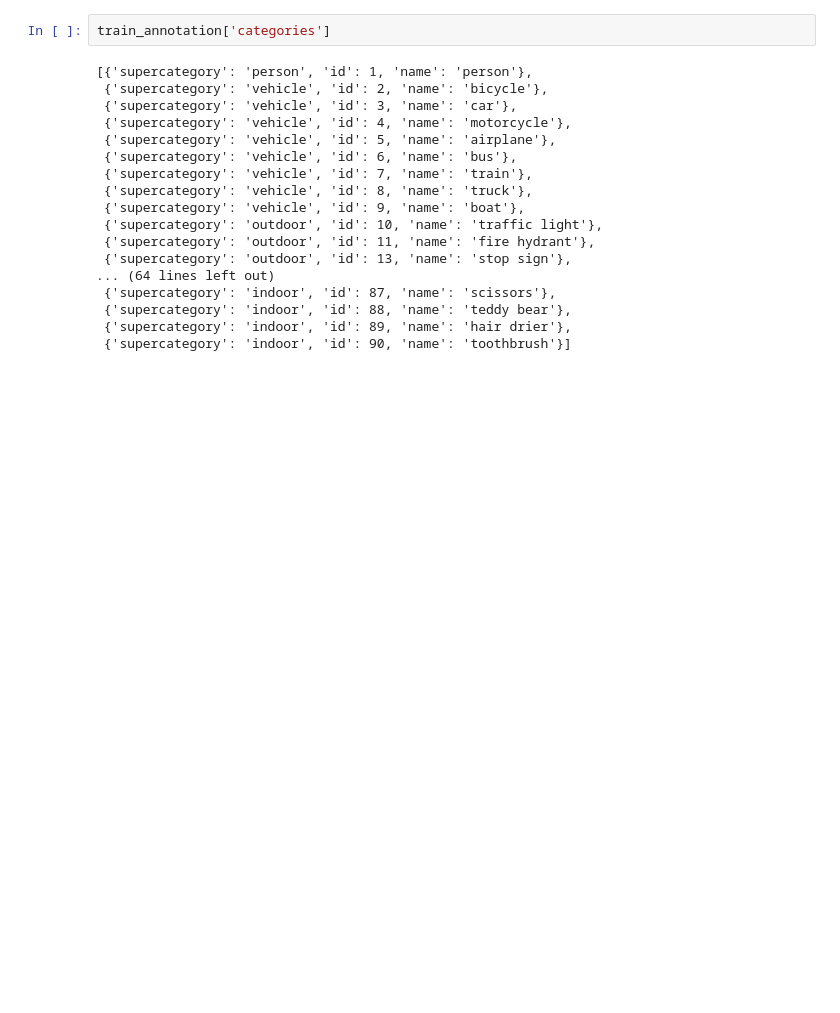
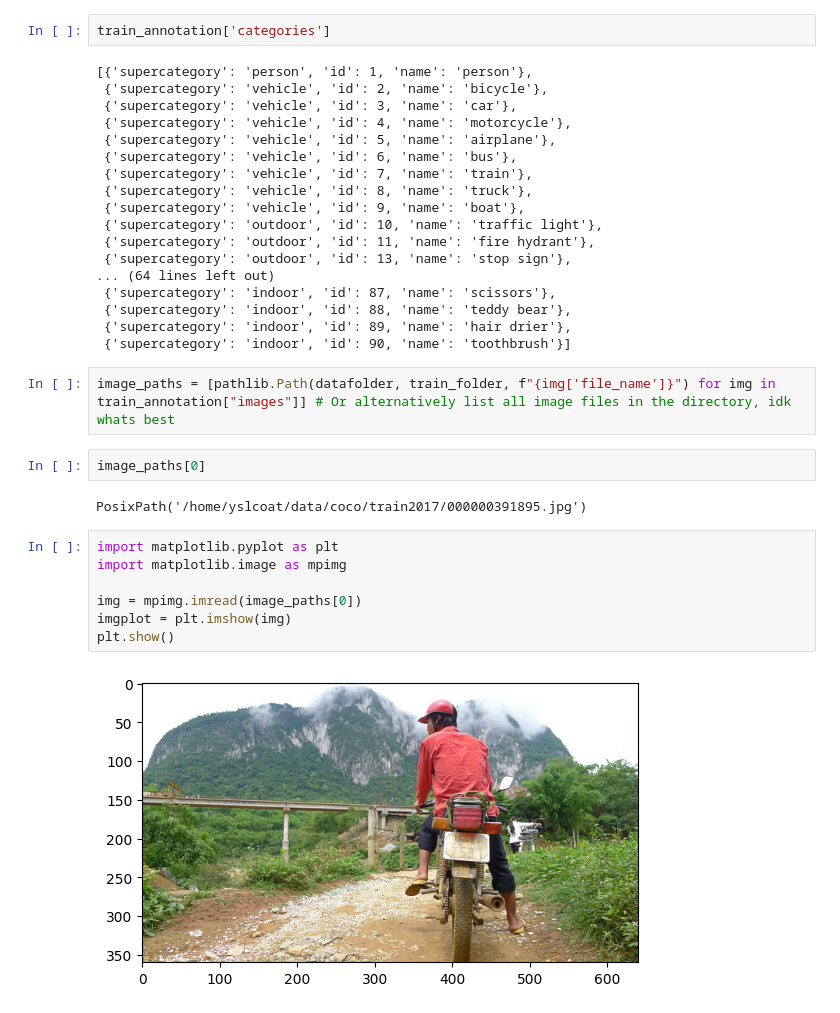
Before and after one commit to yslcoat/pytorch-training-toolbox, a Jupyter notebook: notebooks/coco_notebook.ipynb, the cells around one changed output. Saved outputs shown, nothing was run; the diff lists cells and outputs as text; blank space fills up the shorter version.

Commit message:
Coco stuff

```diff
--- a/notebooks/coco_notebook.ipynb
+++ b/notebooks/coco_notebook.ipynb
@@ -56,3 +56,18 @@ train_annotation['categories']
  {'supercategory': 'indoor', 'id': 88, 'name': 'teddy bear'},
  {'supercategory': 'indoor', 'id': 89, 'name': 'hair drier'},
  {'supercategory': 'indoor', 'id': 90, 'name': 'toothbrush'}]
+# %%
+image_paths = [pathlib.Path(datafolder, train_folder, f"{img['file_name']}") for img in train_annotation["images"]] # Or alternatively list all image files in the directory, idk whats best
+# %%
+image_paths[0]
+# %% [output]
+PosixPath('/home/yslcoat/data/coco/train2017/000000391895.jpg')
+# %%
+import matplotlib.pyplot as plt
+import matplotlib.image as mpimg
+
+img = mpimg.imread(image_paths[0])
+imgplot = plt.imshow(img)
+plt.show()
+# %% [output]
+[figure, added]
```
Also changed, not shown: parts of 9 cells of this notebook, 4 other files.
